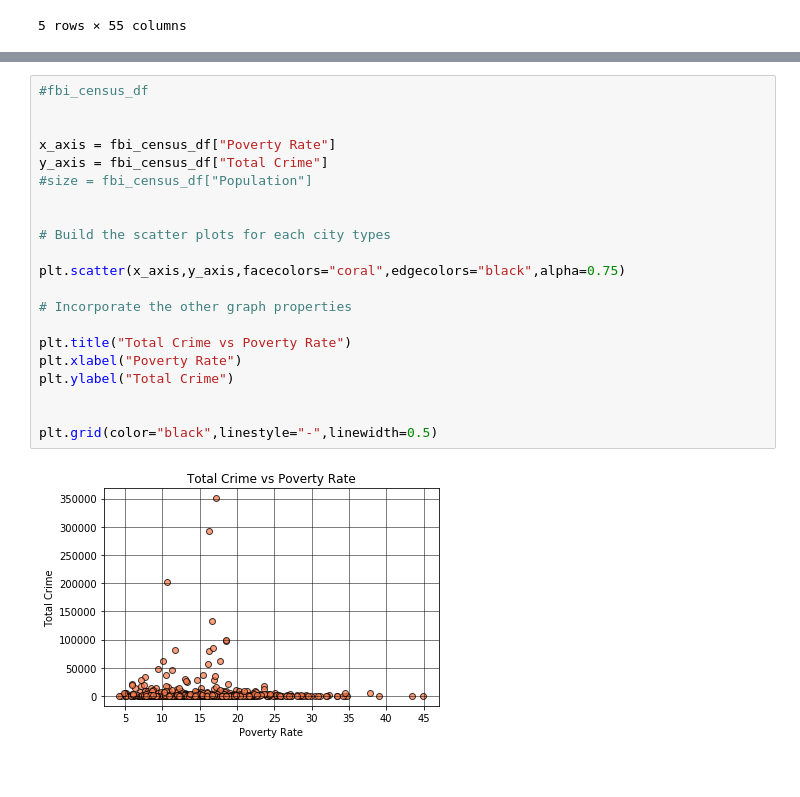
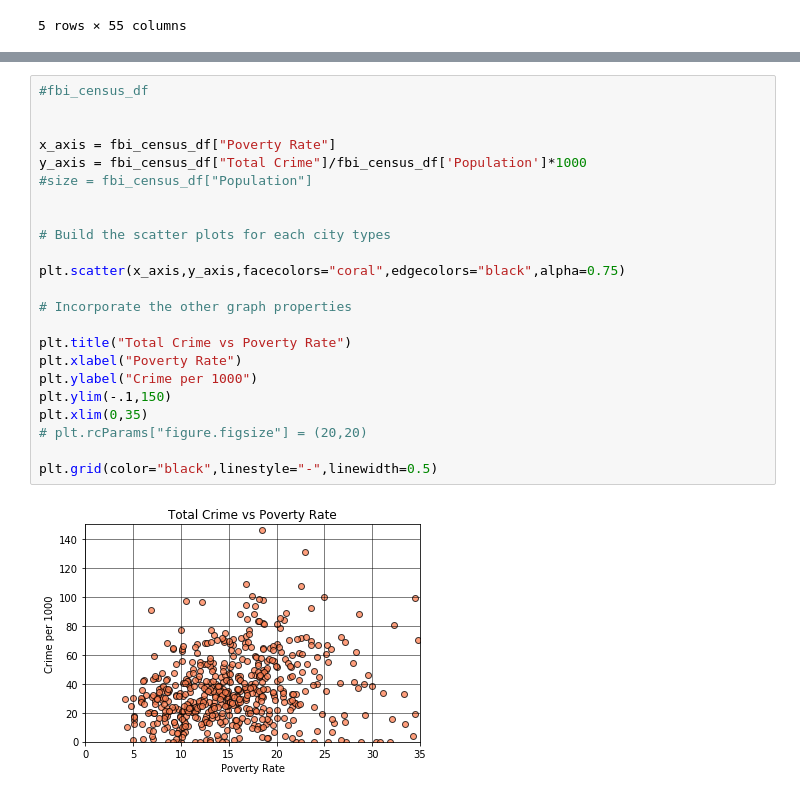
Before and after one commit to swbrummund/Project.01, a Jupyter notebook: Data_Analysis/CreatePlots.ipynb, the cells around one changed output, grey strips where cells are left out. Saved outputs shown, nothing was run; the diff lists cells and outputs as text.

```diff
--- a/Data_Analysis/CreatePlots.ipynb
+++ b/Data_Analysis/CreatePlots.ipynb
@@ -52,26 +57,28 @@ dtype: int64
 # %%
 #fbi_census_df
 
 
 x_axis = fbi_census_df["Poverty Rate"]
-y_axis = fbi_census_df["Total Crime"]
+y_axis = fbi_census_df["Total Crime"]/fbi_census_df['Population']*1000
 #size = fbi_census_df["Population"]
 
 
 # Build the scatter plots for each city types
 
 plt.scatter(x_axis,y_axis,facecolors="coral",edgecolors="black",alpha=0.75)
 
 # Incorporate the other graph properties
 
 plt.title("Total Crime vs Poverty Rate")
 plt.xlabel("Poverty Rate")
-plt.ylabel("Total Crime")
-
+plt.ylabel("Crime per 1000")
+plt.ylim(-.1,150)
+plt.xlim(0,35)
+# plt.rcParams["figure.figsize"] = (20,20)
 
 plt.grid(color="black",linestyle="-",linewidth=0.5)
 # %% [output]
-[figure, old version]
+[figure, new version]
 # %%
 #fbi_census_df
 
```
Also changed, not shown: parts of 13 cells of this notebook.
